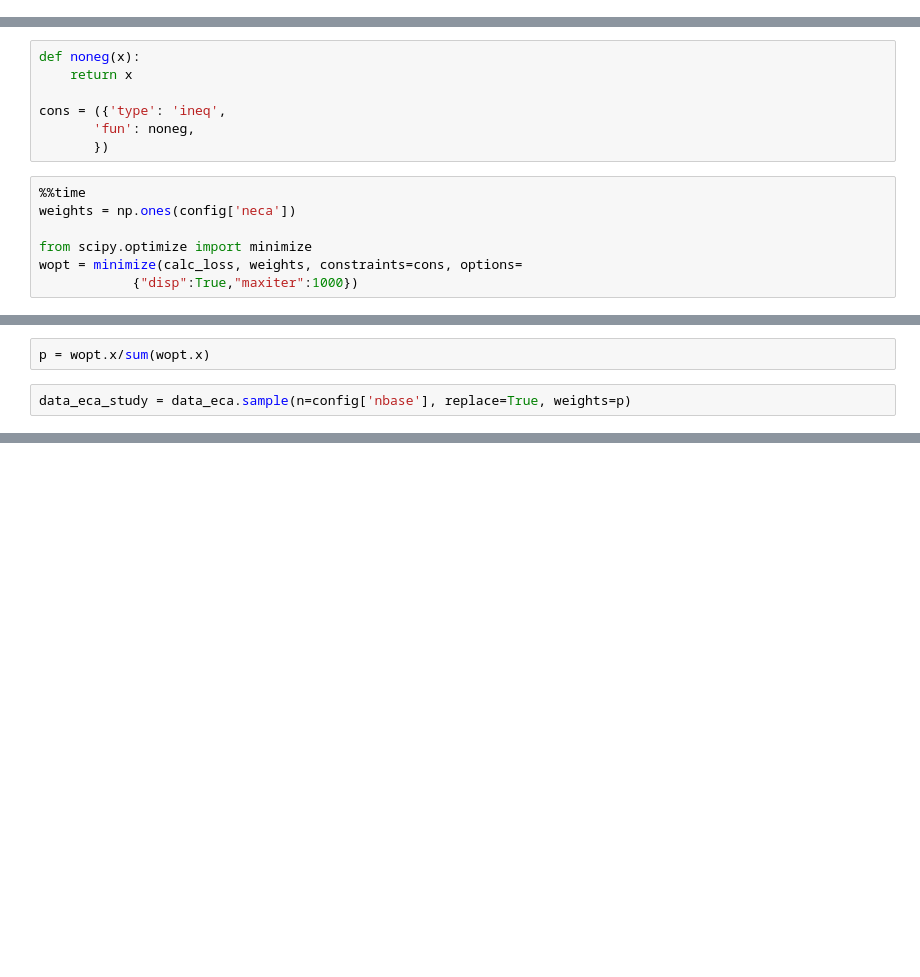
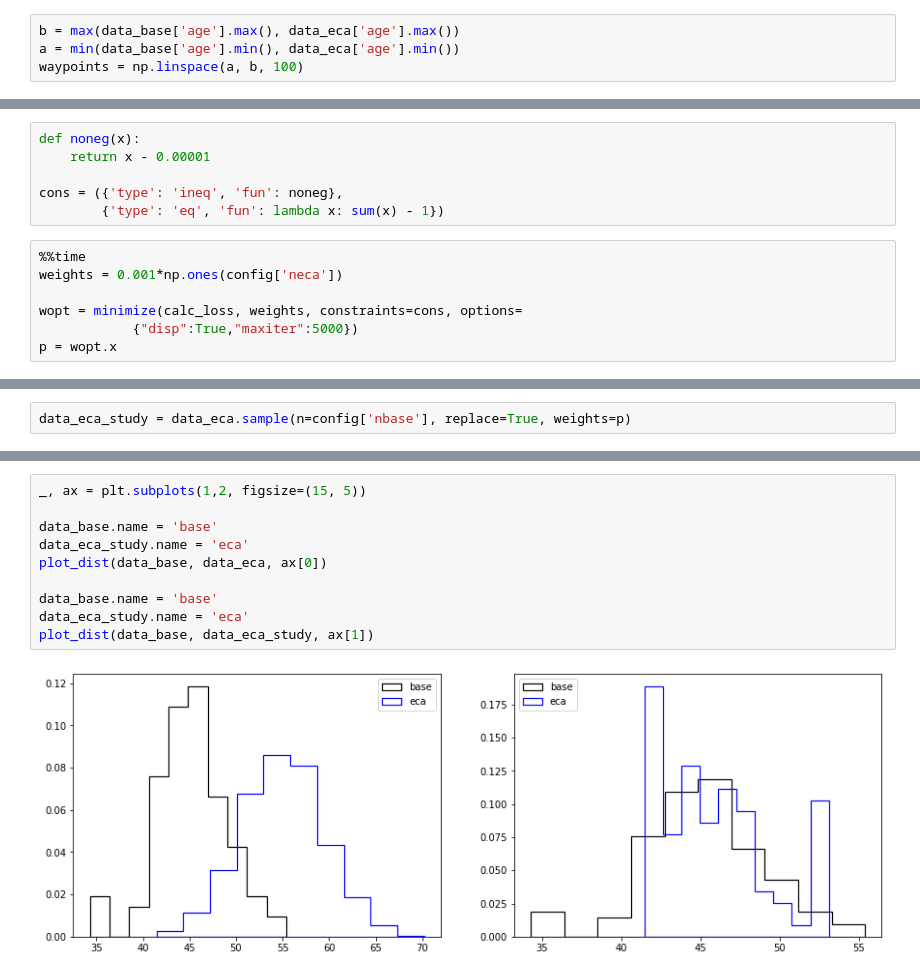
Before and after one commit to csrinesh/balance_cohort, a Jupyter notebook: cohortbalancer.ipynb, the cells around one changed output, grey strips where cells are left out. Cells and saved outputs as stored; diff of their text form; blank space fills up the shorter version.

```diff
--- a/cohortbalancer.ipynb
+++ b/cohortbalancer.ipynb
@@ -113,2 +61,6 @@ max_lab3, min_lab3 = data_base['lab3'].max(), data_base['age'].min()
+# %%
+b = max(data_base['age'].max(), data_eca['age'].max())
+a = min(data_base['age'].min(), data_eca['age'].min())
+waypoints = np.linspace(a, b, 100)
 # %%
 def calc_loss(w):
@@ -146,17 +71,16 @@ def calc_loss(w):
     return sum(loss)
 # %%
 def noneg(x):
-    return x
+    return x - 0.00001
 
-cons = ({'type': 'ineq',
-       'fun': noneg,
-       })
+cons = ({'type': 'ineq', 'fun': noneg},
+        {'type': 'eq', 'fun': lambda x: sum(x) - 1})
 # %%
 %%time
-weights = np.ones(config['neca'])
+weights = 0.001*np.ones(config['neca'])
 
-from scipy.optimize import minimize
 wopt = minimize(calc_loss, weights, constraints=cons, options=
-            {"disp":True,"maxiter":1000})
+            {"disp":True,"maxiter":5000})
+p = wopt.x
 # %% [output]
 Optimization terminated successfully    (Exit mode 0)
@@ -174,4 +93,2 @@ plt.scatter(range(config['neca']), wopt.x)
-# %%
-p = wopt.x/sum(wopt.x)
 # %%
 data_eca_study = data_eca.sample(n=config['nbase'], replace=True, weights=p)
@@ -211,0 +95,12 @@ for i, col in enumerate(data_base.columns):
+# %%
+_, ax = plt.subplots(1,2, figsize=(15, 5))
+
+data_base.name = 'base'
+data_eca_study.name = 'eca'
+plot_dist(data_base, data_eca, ax[0])
+
+data_base.name = 'base'
+data_eca_study.name = 'eca'
+plot_dist(data_base, data_eca_study, ax[1])
+# %% [output]
+[figure, added]
```
Also changed, not shown: parts of 20 cells of this notebook.
